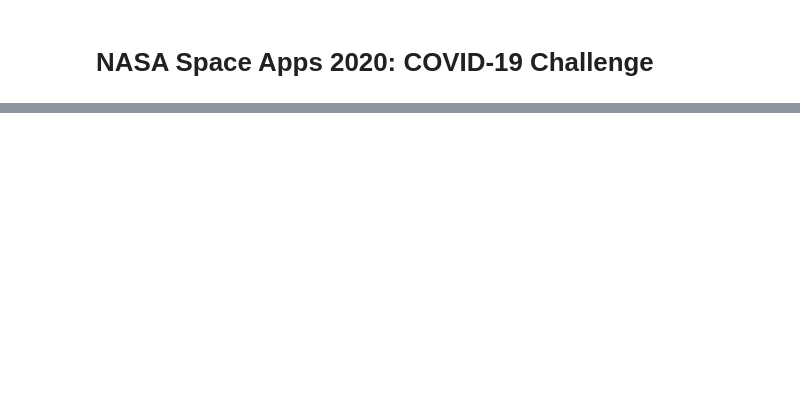
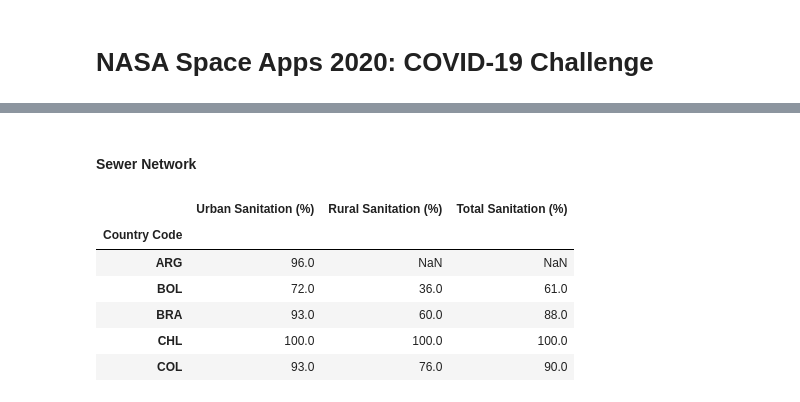
Before and after one commit to otavio-r-filho/nasa_space_apps, a Jupyter notebook: notebooks/analise_fatorial.ipynb, the cells around one changed output, grey strips where cells are left out. Saved outputs shown, nothing was run; the diff lists cells and outputs as text; code cells hidden in the pictures; blank space fills up the shorter version.

```diff
--- a/notebooks/analise_fatorial.ipynb
+++ b/notebooks/analise_fatorial.ipynb
@@ -32,6 +42,7 @@ dados_tratados = glob("Data/Tratados/*.csv")
 fnames = list(map(os.path.basename, dados_tratados))
 wlength = np.max(list(map(len,fnames)))
 dados_tratados = dict(zip(fnames, dados_tratados))
+dataframes = dict()
 for k,v in dados_tratados.items():
   print((k+":").rjust(wlength), v)
 # %% [output]
@@ -93,0 +97,37 @@ df_medicos.head()
+# %% [markdown]
+#### Sewer Network
+# %%
+df_sewer_network = pd.read_csv(dados_tratados["REDE_DE_ESGOTO.csv"]).rename(columns = {"Population using at least basic sanitation services (%)": "Sanitation"})
+
+urban_mask = (df_sewer_network["Type"] == "Urban")
+rural_mask = (df_sewer_network["Type"] == "Rural")
+total_mask = (df_sewer_network["Type"] == "Total")
+
+df_sewer_network_urban = df_sewer_network.loc[urban_mask, ["Country Code", "Year", "Sanitation"]]
+df_sewer_network_urban = df_sewer_network_urban.sort_values(["Country Code", "Year"]).drop_duplicates(subset = "Country Code", keep = "last")
+df_sewer_network_urban = df_sewer_network_urban.rename(columns = {"Sanitation": "Urban Sanitation (%)"})
+df_sewer_network_urban = df_sewer_network_urban[["Country Code", "Urban Sanitation (%)"]].set_index("Country Code")
+
+df_sewer_network_rural = df_sewer_network.loc[rural_mask, ["Country Code", "Year", "Sanitation"]]
+df_sewer_network_rural = df_sewer_network_rural.sort_values(["Country Code", "Year"]).drop_duplicates(subset = "Country Code", keep = "last")
+df_sewer_network_rural = df_sewer_network_rural.rename(columns = {"Sanitation": "Rural Sanitation (%)"})
+df_sewer_network_rural = df_sewer_network_rural[["Country Code", "Rural Sanitation (%)"]].set_index("Country Code")
+
+df_sewer_network_total = df_sewer_network.loc[total_mask, ["Country Code", "Year", "Sanitation"]]
+df_sewer_network_total = df_sewer_network_total.sort_values(["Country Code", "Year"]).drop_duplicates(subset = "Country Code", keep = "last")
+df_sewer_network_total = df_sewer_network_total.rename(columns = {"Sanitation": "Total Sanitation (%)"})
+df_sewer_network_total = df_sewer_network_total[["Country Code", "Total Sanitation (%)"]].set_index("Country Code")
+
+df_sewer_network = df_sewer_network_urban.join(df_sewer_network_rural)
+df_sewer_network = df_sewer_network.join(df_sewer_network_total)
+
+dataframes["sewer_network"] = df_sewer_network
+df_sewer_network.head()
+# %% [output]
+|  | Urban Sanitation (%) | Rural Sanitation (%) | Total Sanitation (%) |
+| Country Code |  |  |  |
+| ARG | 96.0 | NaN | NaN |
+| BOL | 72.0 | 36.0 | 61.0 |
+| BRA | 93.0 | 60.0 | 88.0 |
+| CHL | 100.0 | 100.0 | 100.0 |
+| COL | 93.0 | 76.0 | 90.0 |
```
Also changed, not shown: parts of 39 cells of this notebook.
